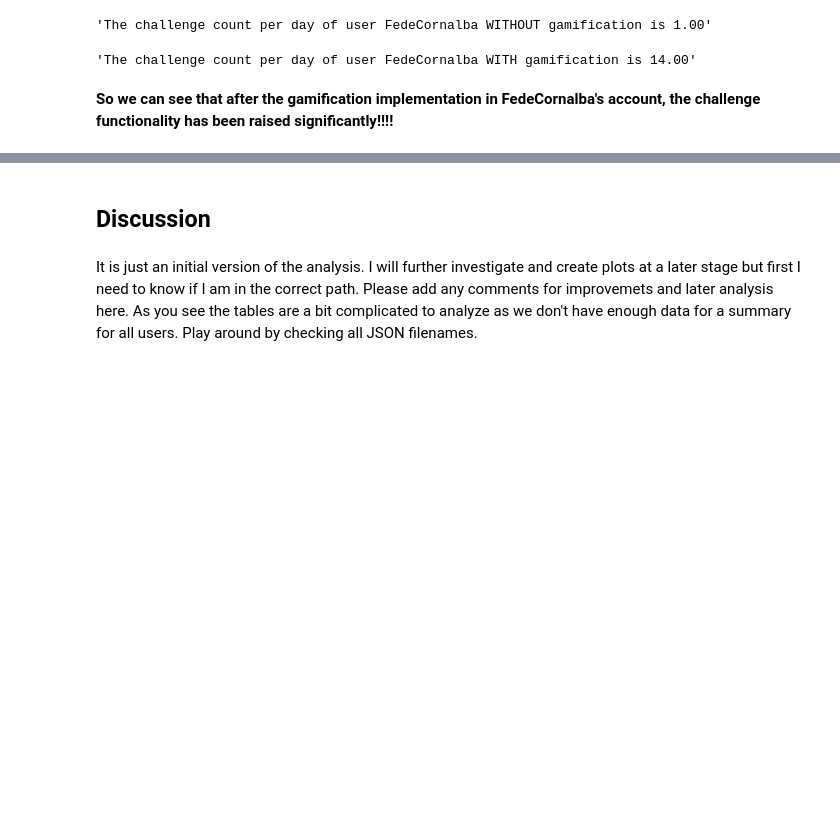
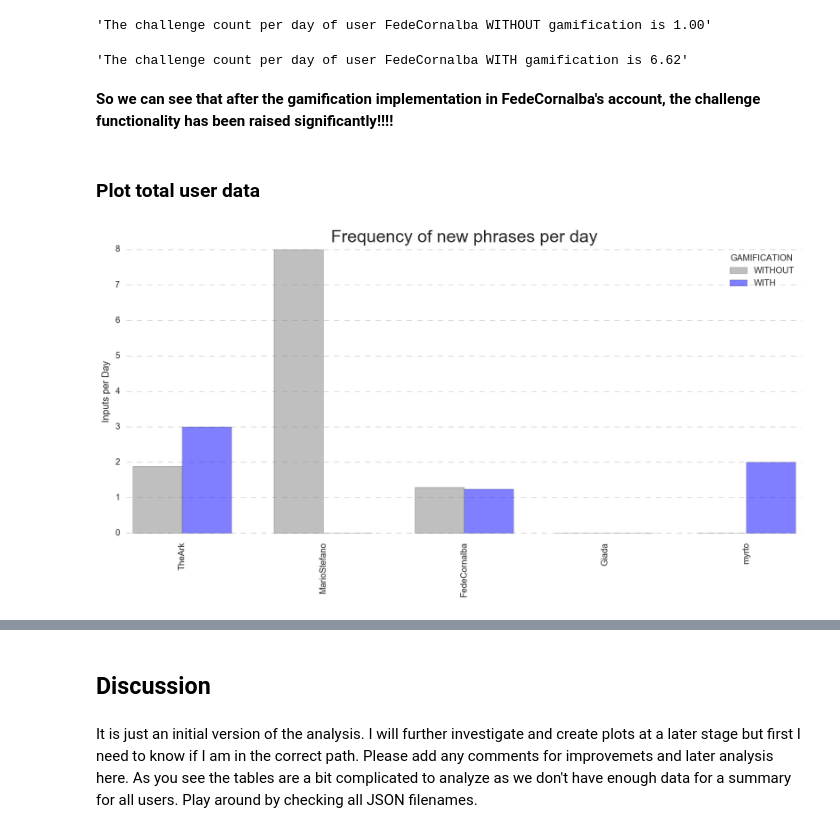
Before and after one commit to rickystream94/personal_data_interaction, a Jupyter notebook: Final_Project/Analysis/User's data analysis.ipynb, the cells around one changed output, grey strips where cells are left out. Cells and saved outputs as stored; diff of their text form; code cells hidden in the pictures; blank space fills up the shorter version.

```diff
--- a/Final_Project/Analysis/User's data analysis.ipynb
+++ b/Final_Project/Analysis/User's data analysis.ipynb
@@ -200,8 +217,11 @@ def avg_stats(nick, flagger,phrase_or_challenge):
         diff = (diff / np.timedelta64(1, 'D')).astype(int)
 
         # Count the average input per day without gamification
-        avg_input = len(df_helper)/float(diff)
-        return 'The %s per day of user %s %s gamification is %.2f' % (input_text, nick, gamification, avg_input)
+        if diff == 0: # Which means that the users didn't use the app at all after the switch
+            avg_input = 0
+        else:
+            avg_input = len(df_helper)/float(diff)
+        return 'The %s per day of user %s %s gamification is %.2f' % (input_text, nick, gamification, avg_input),avg_input
 
     if (loadUserInfo(nick,flagger)[0]['GamificationStart'].values[0]==0 and flagger == 'YES') or (loadUserInfo(nick,flagger)[0]['GamificationStart'].values[0]==1 and flagger == 'NO'):
         # Subtract the new rows after the switch
@@ -219,8 +239,11 @@ def avg_stats(nick, flagger,phrase_or_challenge):
         diff = (diff / np.timedelta64(1, 'D')).astype(int)
 
         # Count the average input per day without gamification
-        avg_input = len(df_helper)/float(diff)
-        return 'The %s per day of user %s %s gamification is %.2f' % (input_text, nick, gamification, avg_input)
+        if diff == 0: # Which means that the users didn't use the app at all after the switch
+            avg_input = 0
+        else:
+            avg_input = len(df_helper)/float(diff)
+        return 'The %s per day of user %s %s gamification is %.2f' % (input_text, nick, gamification, avg_input),avg_input
 # %% [markdown]
 The above function for example avg_stats('FedeCornalba', 'NO',2) checks:
 
@@ -244,8 +267,58 @@ avg_stats('FedeCornalba', 'NO',2)
 'The challenge count per day of user FedeCornalba WITHOUT gamification is 1.00'
 # %%
 # AVG challenges WITHOUT gamification
-avg_stats('FedeCornalba', 'YES',2)
+avg_stats('FedeCornalba', 'YES',2)[0]
 # %% [output]
-'The challenge count per day of user FedeCornalba WITH gamification is 14.00'
+'The challenge count per day of user FedeCornalba WITH gamification is 6.62'
 # %% [markdown]
 **So we can see that after the gamification implementation in FedeCornalba's account, the challenge functionality has been raised significantly!!!!**
+# %% [markdown]
+### Plot total user data
+# %%
+complete_list = ["TheArk","MarioStefano","FedeCornalba", "Giada", "myrto"]
+# %%
+# Use full resolution of retina display
+%config InlineBackend.figure_format = 'retina'
+
+# Create a variable for bar-width
+bar_width = 0.35
+
+# use seaborn to set our graphing style. The style 'white' creates a white background for our graph
+sns.set_style("white")
+
+# Assign x and y values
+x = complete_list
+y_without = [avg_stats(i, 'NO', 1)[1] for i in complete_list]
+y_with = [avg_stats(i, 'YES', 1)[1] for i in complete_list]
+
+# Give indeces to crimes
+x_pos = np.arange(len(x))
+
+# Assign the size of the plot before declaring the plot
+plt.figure(figsize=(14, 6))
+
+# Create a series of grey dashed lines across the each
+# labled y-value of the graph
+plt.grid(axis='y',color='grey', linestyle='--', lw=0.5, alpha=0.5)
+
+# Give the x and y values to the barplot
+plt.bar(x_pos, y_without, bar_width , color='grey', alpha=.5, label = 'WITHOUT')
+plt.bar(x_pos + bar_width, y_with, bar_width, color='blue', alpha=.5, label = 'WITH')
+
+# Match the indeces with the correct call category and assign them to the x-axis
+plt.yticks(np.arange(0,10,1))
+plt.xticks(x_pos + bar_width, x,  rotation='vertical')
+plt.margins(0.01)
+
+# get rid of borders for our graph using seaborn's despine function
+sns.despine(top=1, right=1, left=1, bottom=1)
+
+# Give labels and titles
+plt.ylabel("Inputs per Day")
+plt.title("Frequency of new phrases per day",fontsize=20)
+plt.legend(loc='upper right', title= 'GAMIFICATION')
+
+# Show the barplot
+plt.show()
+# %% [output]
+[figure, added]
```
Also changed, not shown: parts of 15 cells of this notebook, 9 other files.
